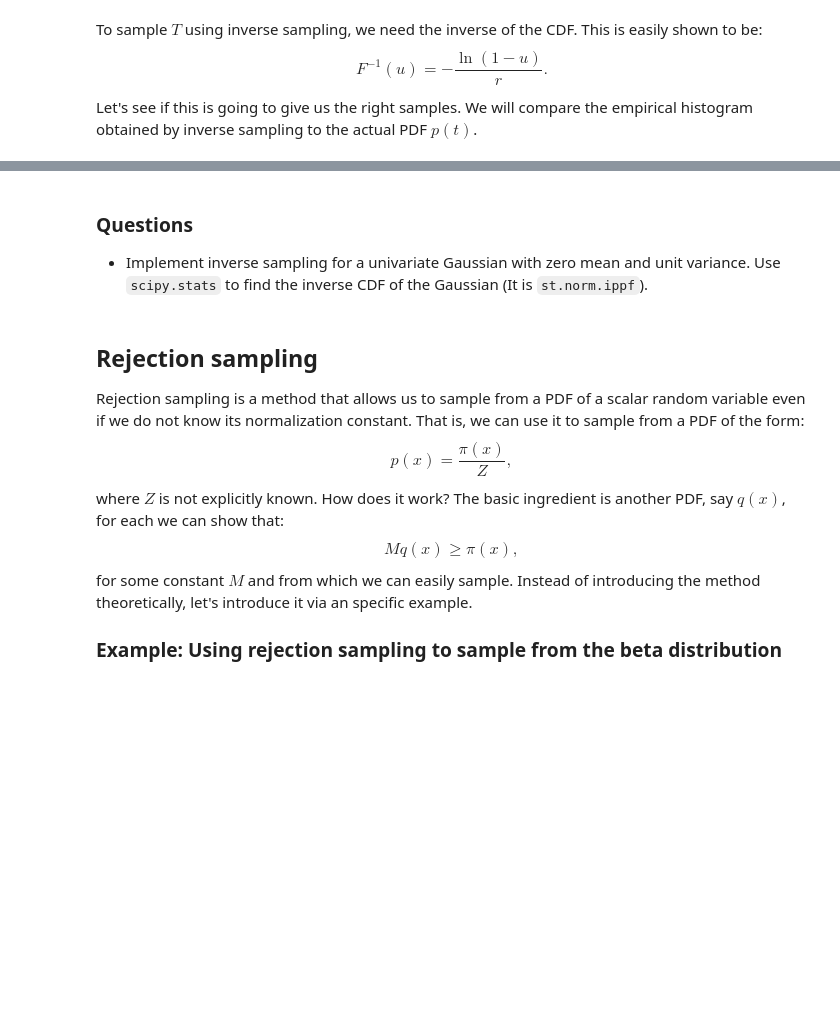
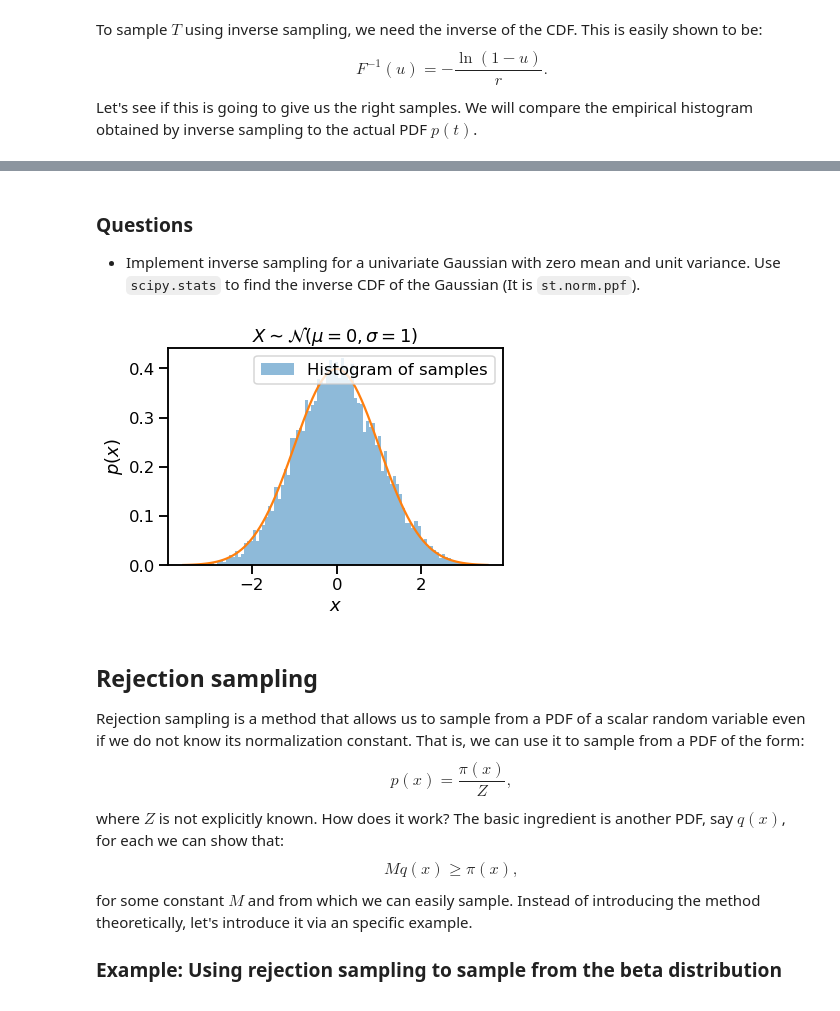
Before and after one commit to dhillonparveen/uq-course, a Jupyter notebook: lectures/lecture_07.ipynb, the cells around one changed output, grey strips where cells are left out. Drawn from its saved outputs; the diff is of its cells as text; code cells hidden in the pictures; blank space fills up the shorter version.

```diff
--- a/lectures/lecture_07.ipynb
+++ b/lectures/lecture_07.ipynb
@@ -759,7 +746,28 @@ plt.legend(loc='best')
 # %% [markdown]
 ### Questions
 
-+ Implement inverse sampling for a univariate Gaussian with zero mean and unit variance. Use ``scipy.stats`` to find the inverse CDF of the Gaussian (It is ``st.norm.ippf``).
++ Implement inverse sampling for a univariate Gaussian with zero mean and unit variance. Use ``scipy.stats`` to find the inverse CDF of the Gaussian (It is ``st.norm.ppf``).
+# %%
+# Inverse sampling for a univariate Gaussian with zero mean and unit variance
+def sample_norm(mu,sigma):
+    X = st.norm(loc=mu, scale=sigma) #Normal (Gaussian) random variable
+    u = np.random.rand()
+    return X.ppf(u) # Percent point function (inverse of cdf — percentiles)
+
+N = 10000
+mu = 0
+sigma = 1
+X = [sample_norm(mu,sigma) for _ in range(N)]
+fig, ax = plt.subplots()
+ax.hist(X, alpha=0.5, density=True, bins=100, label='Histogram of samples')
+x = np.linspace(min(X), max(X), 100)
+ax.plot(x, st.norm(loc=mu,scale=sigma).pdf(x))
+ax.set_xlabel('$x$')
+ax.set_ylabel('$p(x)$')
+ax.set_title(r'$X\sim\mathcal{N}(\mu=%.0f,\sigma=%.0f)$' % (mu,sigma))
+plt.legend(loc='best');
+# %% [output]
+[figure, added]
 # %% [markdown]
 ## Rejection sampling
 
```
Also changed, not shown: parts of 7 cells of this notebook.
